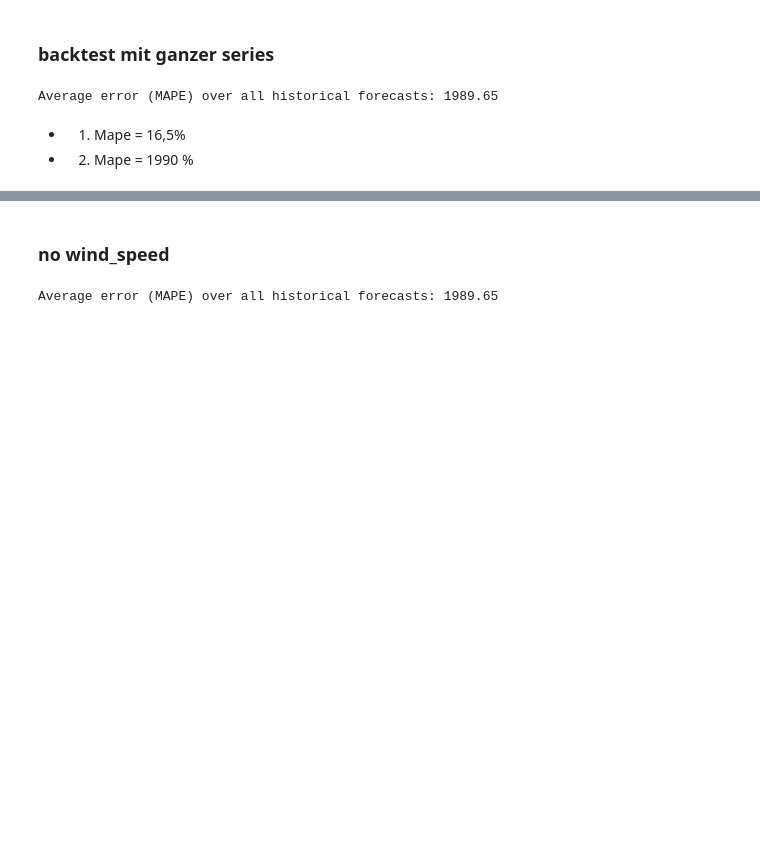
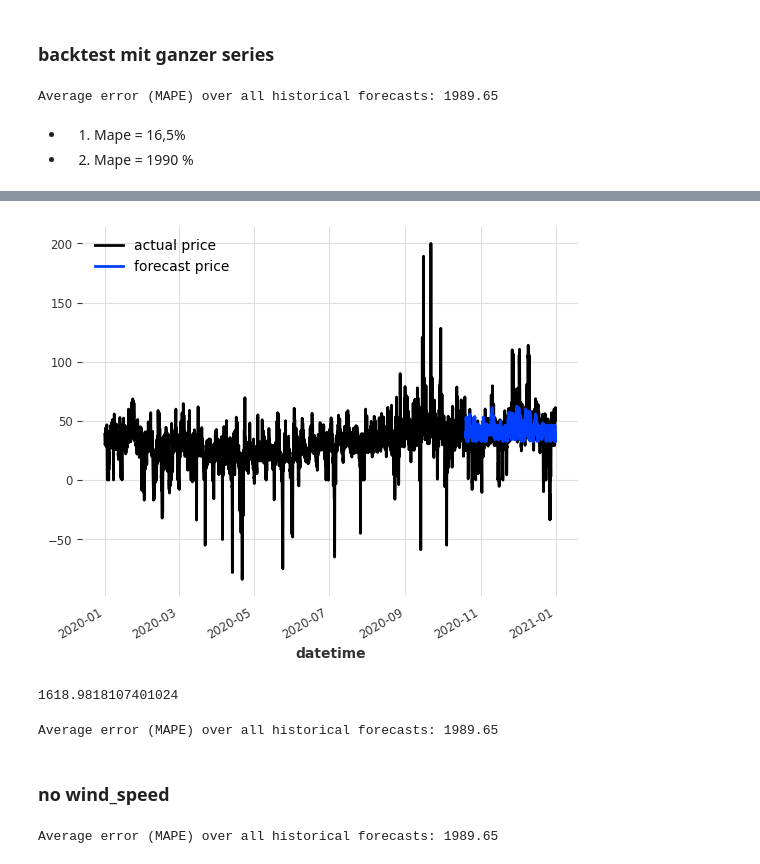
Before and after one commit to M-123-456/team-6-energy-costs, a Jupyter notebook: correlationBekki.ipynb, the cells around one changed output, grey strips where cells are left out. Saved outputs shown, nothing was run; the diff lists cells and outputs as text; code cells hidden in the pictures; blank space fills up the shorter version.

```diff
--- a/correlationBekki.ipynb
+++ b/correlationBekki.ipynb
@@ -1011,3 +1022,41 @@ Average error (MAPE) over all historical forecasts: 1989.65
+# %%
+model_covariants = models.XGBModel(
+    lags=[-7000,-168],
+    lags_future_covariates=[-168, 0],
+)
+model_covariants.fit(
+    train_price_scaled,
+    future_covariates=[not_renewable_scaled, wind_scaled, time_covariates]
+)
+
+pred_price = model_covariants.predict(
+    series=train_price_scaled,
+    future_covariates=[not_renewable_scaled, wind_scaled, time_covariates],
+    n=len(test_data)
+)
+
+pred_price = scaler.inverse_transform(pred_price)
+series.plot(label='actual price')
+pred_price.plot(label='forecast price')
+# %% [output]
+[figure, added]
+# %%
+mape(series, pred_price, inter_reduction=np.mean)
+# %% [output]
+1618.9818107401024
+# %%
+backtest_covariants = model_covariants.backtest(
+    series,
+    start=0.98,
+    future_covariates=time_covariates,
+    forecast_horizon=168,
+    reduction=np.mean,
+    verbose=True
+)
+
+print("Average error (MAPE) over all historical forecasts: %.2f" % average_error)
+# %% [output]
+Average error (MAPE) over all historical forecasts: 1989.65
 # %% [markdown]
 ### no wind_speed
 # %%
```
Also changed, not shown: parts of 11 cells of this notebook.
